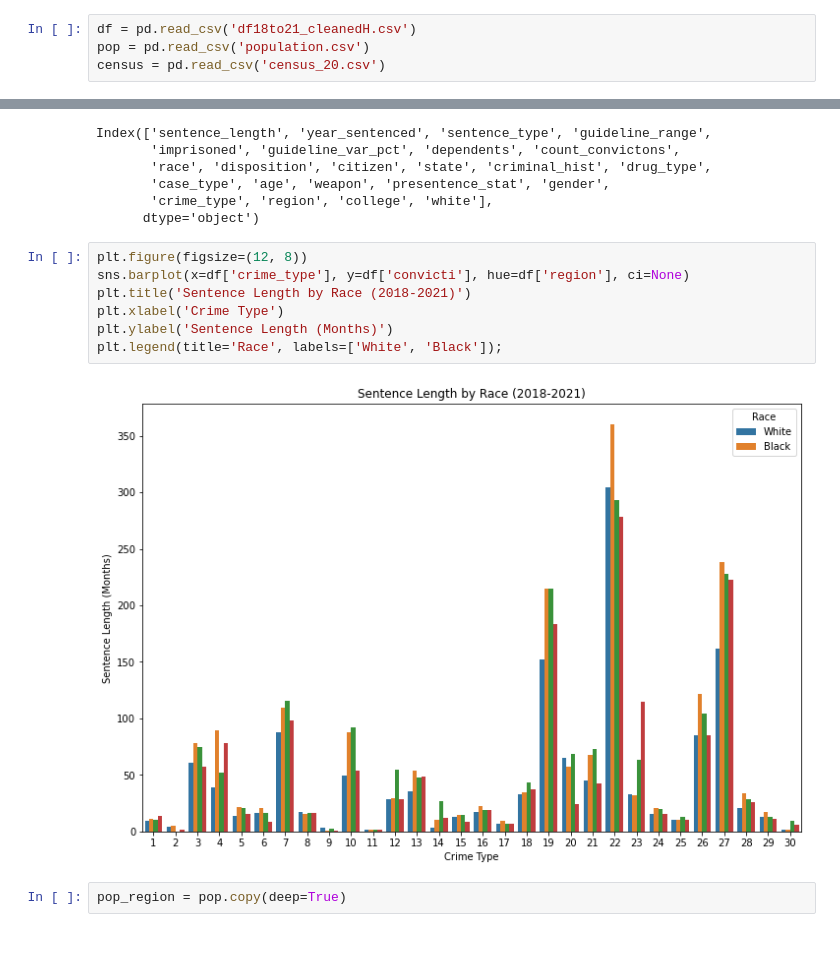
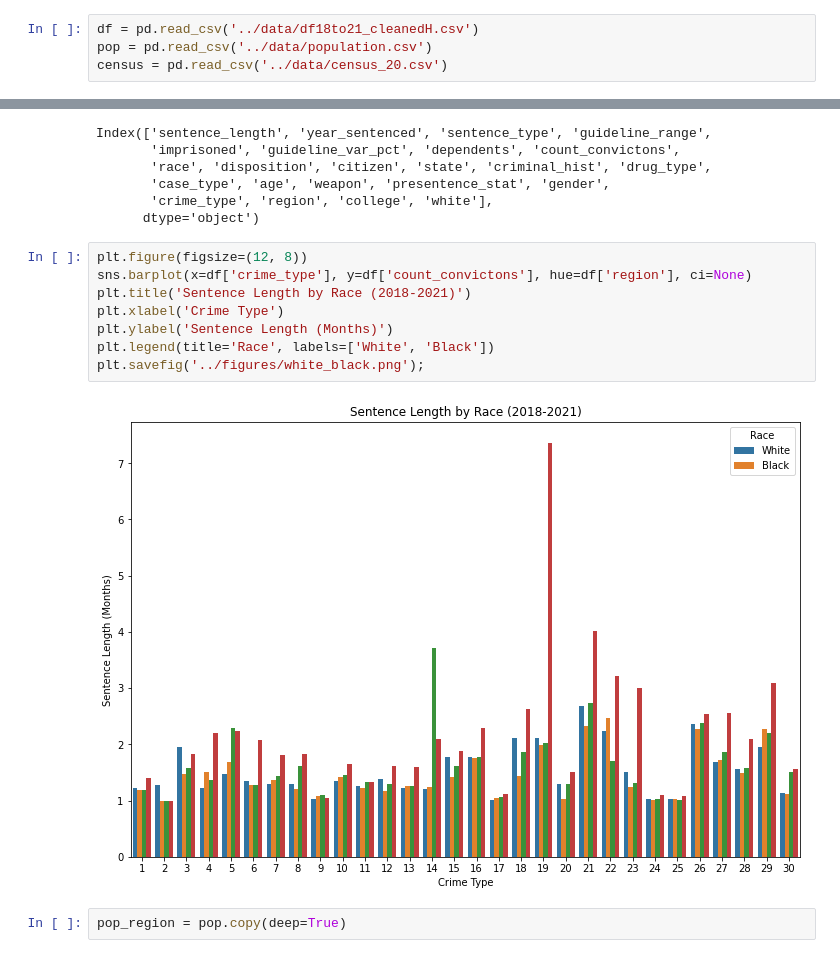
Before and after one commit to nanigbogu/Sentencing-Length-Data-Analysis, a Jupyter notebook: code/visualizations.ipynb, the cells around one changed output, grey strips where cells are left out. Drawn from its saved outputs; the diff is of its cells as text.

Commit message:
added figures folder

```diff
--- a/code/visualizations.ipynb
+++ b/code/visualizations.ipynb
@@ -4,9 +4,9 @@ import numpy as np
 import seaborn as sns
 import matplotlib.pyplot as plt
 # %%
-df = pd.read_csv('df18to21_cleanedH.csv')
-pop = pd.read_csv('population.csv')
-census = pd.read_csv('census_20.csv')
+df = pd.read_csv('../data/df18to21_cleanedH.csv')
+pop = pd.read_csv('../data/population.csv')
+census = pd.read_csv('../data/census_20.csv')
 # %%
 df.columns
 # %% [output]
@@ -561,13 +573,14 @@ Index(['sentence_length', 'year_sentenced', 'sentence_type', 'guideline_range',
       dtype='object')
 # %%
 plt.figure(figsize=(12, 8))
-sns.barplot(x=df['crime_type'], y=df['convicti'], hue=df['region'], ci=None)
+sns.barplot(x=df['crime_type'], y=df['count_convictons'], hue=df['region'], ci=None)
 plt.title('Sentence Length by Race (2018-2021)')
 plt.xlabel('Crime Type')
 plt.ylabel('Sentence Length (Months)')
-plt.legend(title='Race', labels=['White', 'Black']);
+plt.legend(title='Race', labels=['White', 'Black'])
+plt.savefig('../figures/white_black.png');
 # %% [output]
-[figure, old version]
+[figure, new version]
 # %%
 pop_region = pop.copy(deep=True)
 # %%
```
Also changed, not shown: parts of 17 cells of this notebook, 20 other files.
